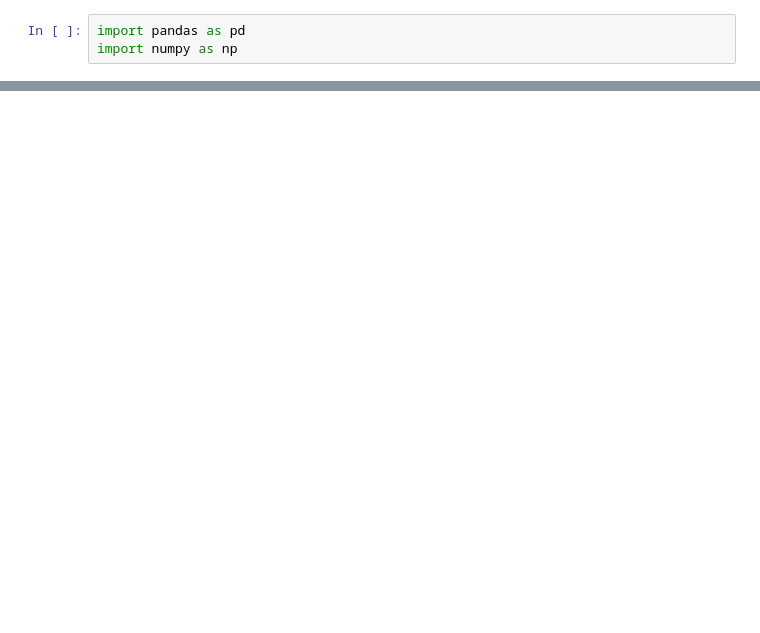
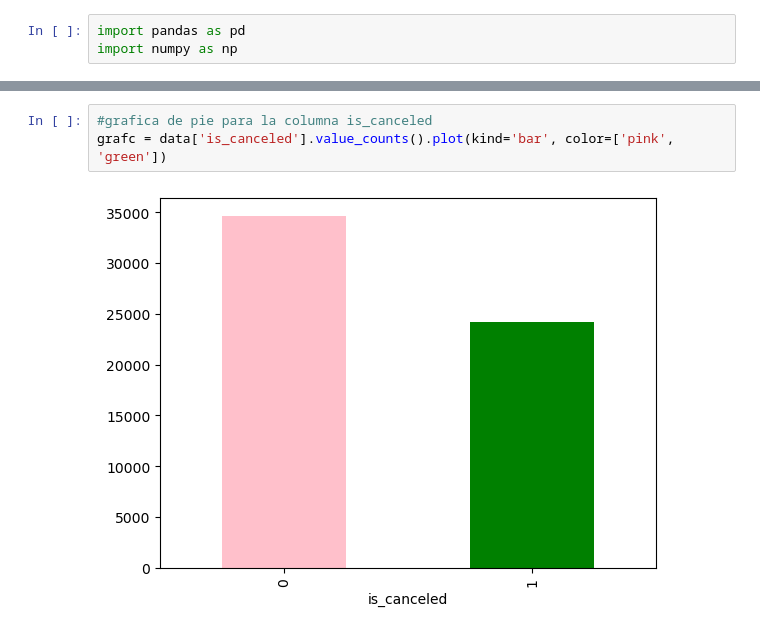
Before and after one commit to CatGelvez01/Ciencia_de_datos_aplicada_taller-1, a Jupyter notebook: taller1.ipynb, the cells around one changed output, grey strips where cells are left out. Drawn from its saved outputs; the diff is of its cells as text; blank space fills up the shorter version.

```diff
--- a/taller1.ipynb
+++ b/taller1.ipynb
@@ -10,0 +227,5 @@ FileNotFoundError: [Errno 2] No such file or directory: 'hotel_bookings_modified
+# %%
+#grafica de pie para la columna is_canceled
+grafc = data['is_canceled'].value_counts().plot(kind='bar', color=['pink', 'green'])
+# %% [output]
+[figure, added]
```
Also changed, not shown: parts of 55 cells of this notebook, 2 other files.
